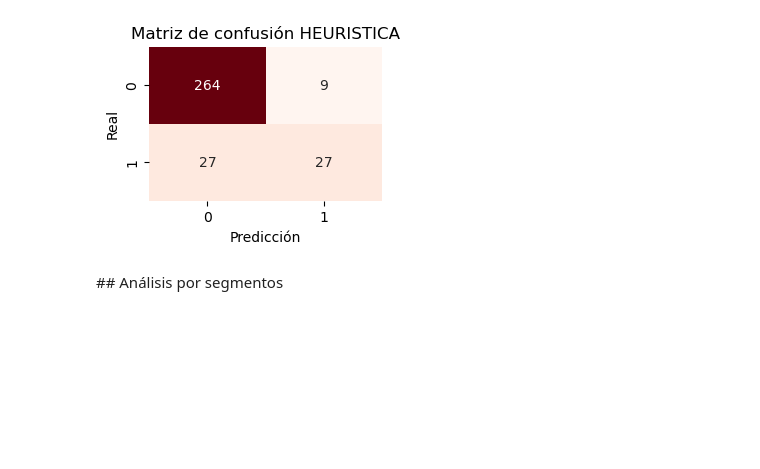
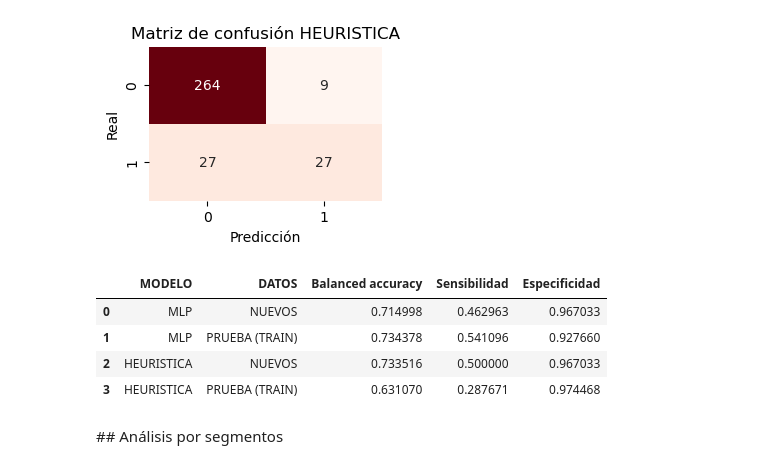
Before and after one commit to MMCCJJ/NOVELLA, a Jupyter notebook: evaluacion/evaluacionModeloFinal.ipynb, the cells around one changed output. Drawn from its saved outputs; the diff is of its cells as text; code cells hidden in the pictures; blank space fills up the shorter version.

```diff
--- a/evaluacion/evaluacionModeloFinal.ipynb
+++ b/evaluacion/evaluacionModeloFinal.ipynb
@@ -274,9 +327,7 @@ especificidadMLP = specificity(y_TEST, MLP_pred)
 # %%
-data = {
-    'Métrica': ['Balanced Accuracy', 'Sensibilidad', 'Especificidad'],
-    'Valor': [baMLP, sensibilidadMLP, especificidadMLP]
-}
+# Guardamos los resultados
+df_results = df_results._append({"MODELO": "MLP", "DATOS": "NUEVOS", "Balanced accuracy": baMLP,
+                "Sensibilidad": sensibilidadMLP, "Especificidad": especificidadMLP}, ignore_index=True)
 
-df = pd.DataFrame(data)
-
-df
+df_results = df_results._append({"MODELO": "MLP", "DATOS": "PRUEBA (TRAIN)", "Balanced accuracy": baMLP_2,
+                "Sensibilidad": sensibilidadMLP_2, "Especificidad": especificidadMLP_2}, ignore_index=True)
@@ -317,4 +363,4 @@ def prediccionesHeuristica(X):
     return predicciones
 # %%
 HEURISTICA_pred = prediccionesHeuristica(X_test)
-sum(HEURISTICA_pred)
+HEURISTICA_pred_2 = prediccionesHeuristica(X_test_2)
@@ -324,3 +368,7 @@ sum(HEURISTICA_pred)
 baH = balanced_accuracy_score(y_TEST, HEURISTICA_pred)
 sensibilidadH = sensitivity(y_TEST, HEURISTICA_pred)
 especificidadH = specificity(y_TEST, HEURISTICA_pred)
+
+baH_2 = balanced_accuracy_score(y_TEST_2, HEURISTICA_pred_2)
+sensibilidadH_2 = sensitivity(y_TEST_2, HEURISTICA_pred_2)
+especificidadH_2 = specificity(y_TEST_2, HEURISTICA_pred_2)
@@ -339,8 +375,23 @@ especificidadH
+# %%
+# Guardamos los resultados
+df_results = df_results._append([{"MODELO": "HEURISTICA", "DATOS": "NUEVOS", "Balanced accuracy": baH,
+                "Sensibilidad": sensibilidadH, "Especificidad": especificidadH}], ignore_index=True)
+
+df_results = df_results._append([{"MODELO": "HEURISTICA", "DATOS": "PRUEBA (TRAIN)", "Balanced accuracy": baH_2,
+                "Sensibilidad": sensibilidadH_2, "Especificidad": especificidadH_2}], ignore_index=True)
 # %%
 cm = confusion_matrix(y_TEST, HEURISTICA_pred)
 plot_confusion_matrix(cm, "HEURISTICA")
 # %% [output]
 [figure]
+# %%
+df_results
+# %% [output]
+|  | MODELO | DATOS | Balanced accuracy | Sensibilidad | Especificidad |
+| 0 | MLP | NUEVOS | 0.714998 | 0.462963 | 0.967033 |
+| 1 | MLP | PRUEBA (TRAIN) | 0.734378 | 0.541096 | 0.927660 |
+| 2 | HEURISTICA | NUEVOS | 0.733516 | 0.500000 | 0.967033 |
+| 3 | HEURISTICA | PRUEBA (TRAIN) | 0.631070 | 0.287671 | 0.974468 |
 # %% [markdown]
 ## Análisis por segmentos
 # %%
```
Also changed, not shown: parts of 22 cells of this notebook.
